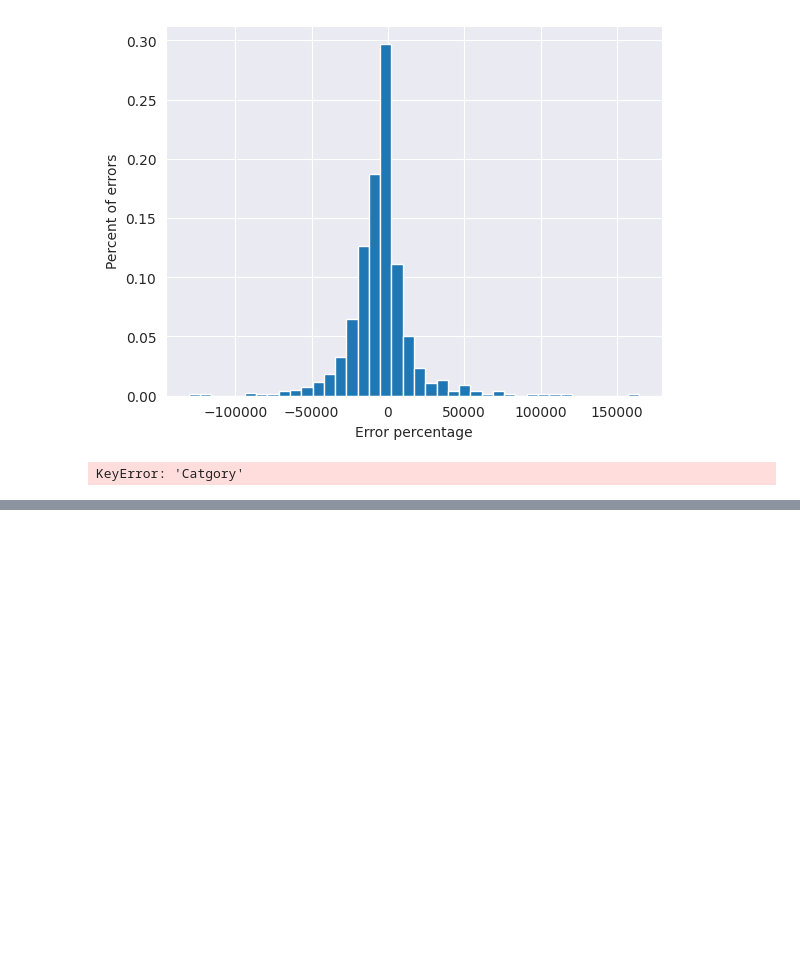
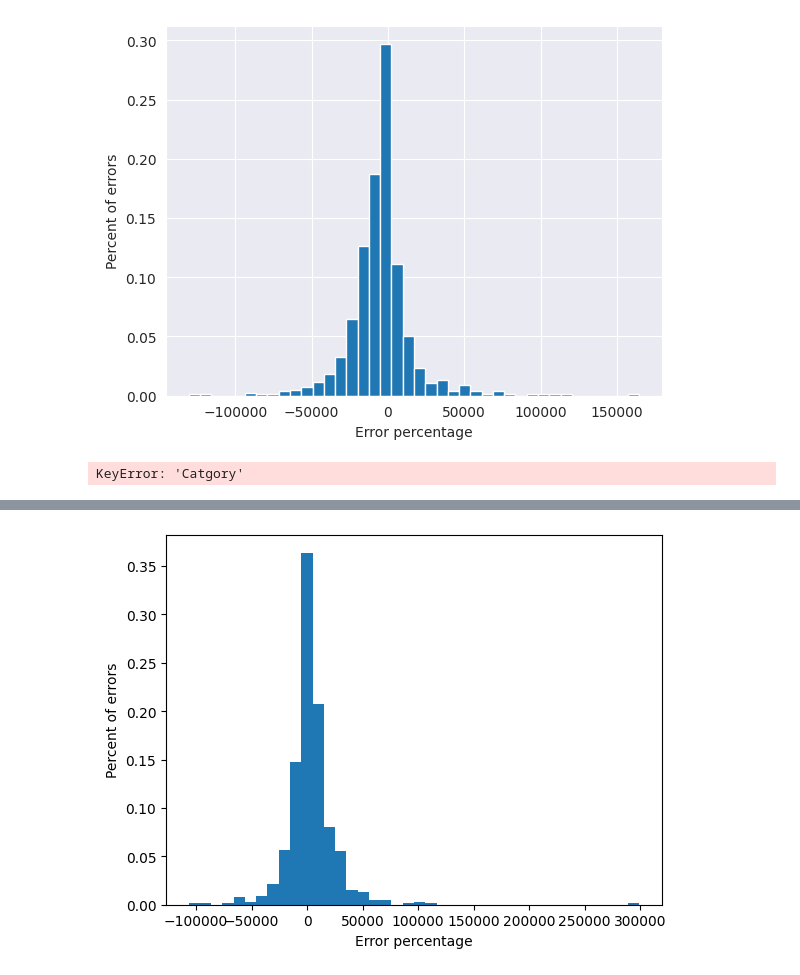
Before and after one commit to asdasde/market_models, a Jupyter notebook: notebooks/3_model_analysis.ipynb, the cells around one changed output, grey strips where cells are left out. Saved outputs shown, nothing was run; the diff lists cells and outputs as text; code cells hidden in the pictures; blank space fills up the shorter version.

```diff
--- a/notebooks/3_model_analysis.ipynb
+++ b/notebooks/3_model_analysis.ipynb
@@ -178,0 +304,17 @@ KeyError: 'Catgory'
+# %%
+service = 'netrisk_casco'
+target_variable = 'SIGNAL_price'
+
+data_train_name = 'netrisk_casco_v29'
+data_name_benchmark = 'netrisk_casco_benchmark_v1'
+model_v = 'v29'
+model_name = get_model_name(data_train_name, target_variable)
+
+data_path_benchmark = get_processed_data_path(data_name_benchmark)
+features_path_benchmark = get_features_path(data_name_benchmark)
+model_path = get_model_path(model_name)
+
+data, features = load_data(data_path_benchmark, features_path_benchmark, target_variable = target_variable, apply_feature_dtypes=True)
+model = load_model(model_path)
+
+model_features = pmx.get_expected_features(model)
@@ -178,0 +339,2 @@ KeyError: 'Catgory'
+# %%
+data = mpd.make_processed_generator_data(data)
@@ -178,0 +400,5 @@ KeyError: 'Catgory'
+# %%
+data[target_variable + '_predicted'] = predict(model, data[model_features])
+# %%
+data['error'] = data[target_variable] - data[target_variable + '_predicted']
+data['abs_error'] = abs(data[target_variable] - data[target_variable + '_predicted'])
@@ -178,0 +421,4 @@ KeyError: 'Catgory'
+# %%
+plotHistErrorPercenage(data['error'])
+# %% [output]
+[figure, added]
```
Also changed, not shown: parts of 33 cells of this notebook, 16 other files.
